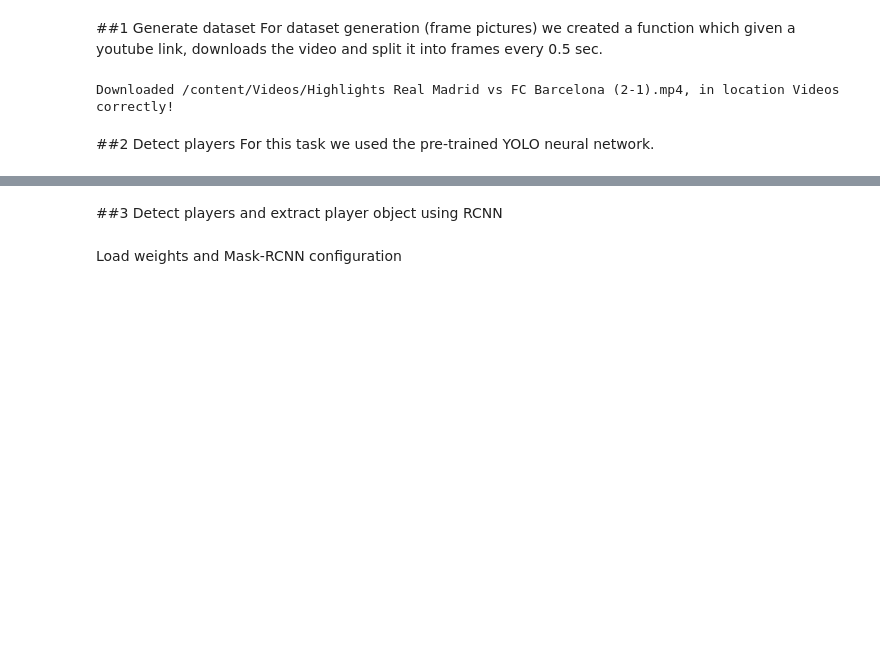
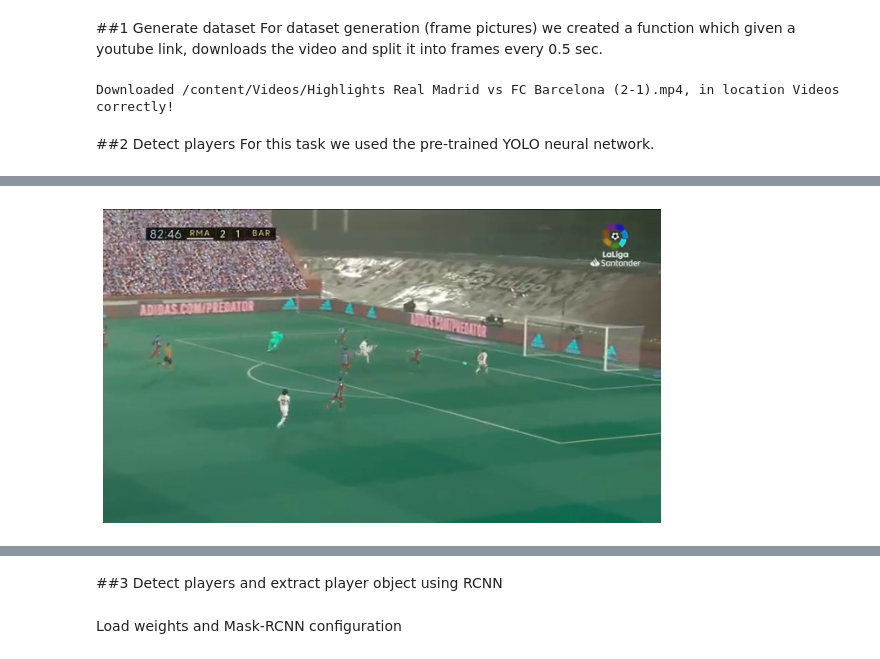
Before and after one commit to teoad95/Sport-analytics, a Jupyter notebook: Football_analytics.ipynb, the cells around one changed output, grey strips where cells are left out. Saved outputs shown, nothing was run; the diff lists cells and outputs as text; code cells hidden in the pictures; blank space fills up the shorter version.

```diff
--- a/Football_analytics.ipynb
+++ b/Football_analytics.ipynb
@@ -45,7 +47,7 @@ get_frames_from_youtube_video('https://www.youtube.com/watch?v=TeTQO5DgOXI')
 # %% [output]
 Downloaded /content/Videos/Highlights Real Madrid vs FC Barcelona (2-1).mp4, in location Videos correctly!
 # %%
-image_location = '/content/Images/Highlights Real Madrid vs FC Barcelona (2-1)/frame53.jpg'
+image_location = '/content/SportAnalytics/Images/frame53.jpg'
 # %% [markdown]
 ##2 Detect players
 For this task we used the pre-trained YOLO neural network.
@@ -62,13 +76,17 @@ Adding AutoShape...
 # %%
 img = cv2.imread(image_location, cv2.IMREAD_COLOR)
 # %%
-def plot_image(img):
+def plot_image(image):
+  %matplotlib inline
   from matplotlib import pyplot as plt
-  %matplotlib inline
   plt.figure(figsize=(10,30))
-  plt.imshow(img)
+  plt.imshow(image)
   plt.axis('off')
   plt.show()
+# %%
+plot_image(img)
+# %% [output]
+[figure, added]
 # %%
 from SportAnalytics.util_funs import plot_bb_on_img
 import matplotlib.pyplot as plt
```
Also changed, not shown: parts of 14 cells of this notebook.
